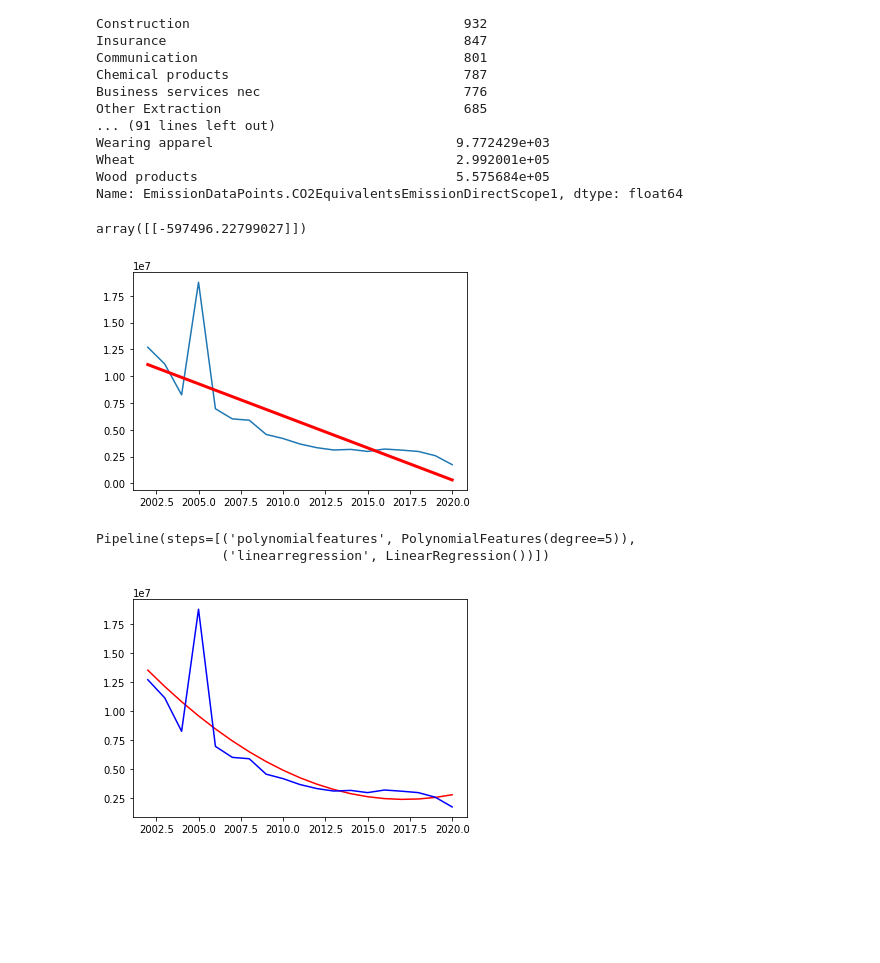
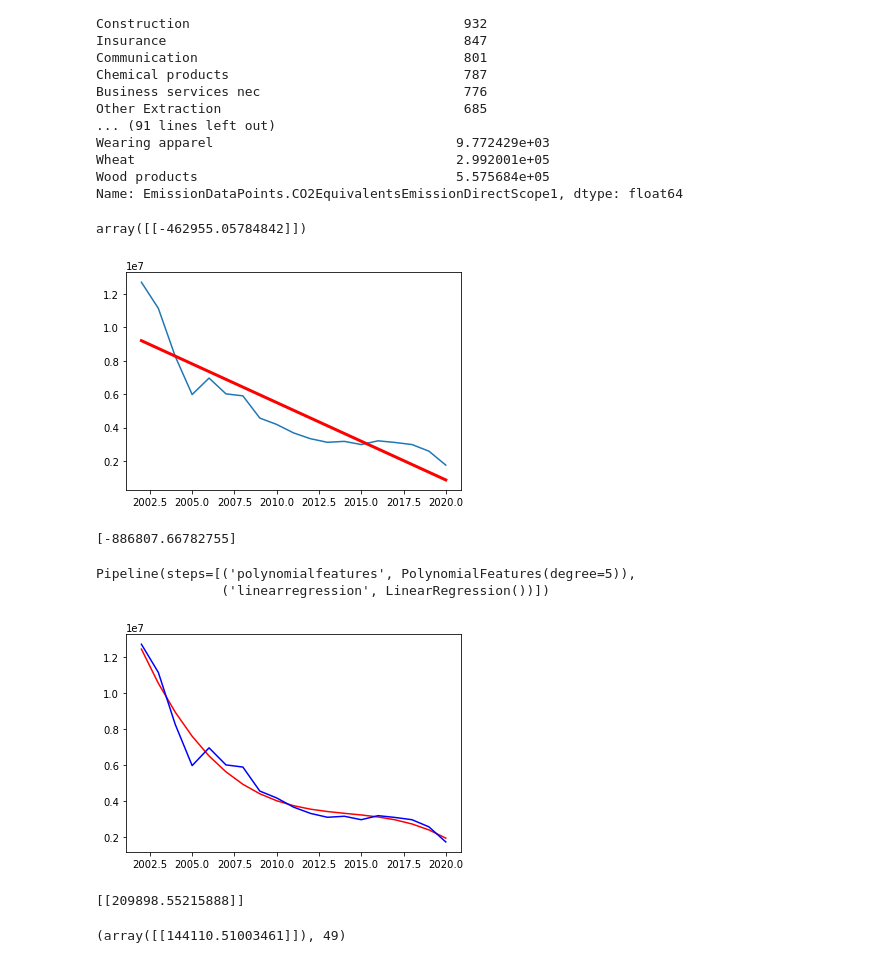
Before and after one commit to knuffelbeer/leren_en_beslissen_public, a Jupyter notebook: company_emissions_preprocessing_lin_reg.ipynb, the cells around one changed output. Cells and saved outputs as stored; diff of their text form; code cells hidden in the pictures; blank space fills up the shorter version.

Commit message:
Lin reg met functie om beste degree polynomial te vinden, volgende stap is het werkende krijgen met alle datapunten ipv alle means, en daarna het werkennde krijgen per sector

```diff
--- a/company_emissions_preprocessing_lin_reg.ipynb
+++ b/company_emissions_preprocessing_lin_reg.ipynb
@@ -189,20 +192,24 @@ from sklearn import linear_model
 #Hernoemt de columns omdat de '.' in de namen voor problemen zorgt
 df1 = df1.rename(columns={'EmissionDataPoints.CO2EquivalentsEmissionDirectScope1': 'scope', 'StatementDetails.FinancialPeriodFiscalYear': "year"})
 
+
+#hele lompe manier van rijen verwijderen in 2005 die heel raar doen
+df1 = df1.drop(df1[(df1['year'] == 2005) & (df1['scope'] > 100000000)].index)
+
 #Verwijdert de NaN's
 df1 = df1.dropna(subset=['scope', 'year'])
 
-#sorteert per jaar en neemt dan de som van elk jaar. Zodat je dan één lijn krijgt
-df1 = df1.groupby('year').mean().reset_index()
+#sorteert per jaar en neemt dan de gemiddelde van elk jaar. Zodat je dan één lijn krijgt
+df1_means = df1.groupby('year').mean().reset_index()
 
 #maakt array van de column
-y = df1.scope.values
-x = df1.year.values
+y = df1_means.scope.values
+x = df1_means.year.values
 
-#iets van stack-overvlow zodat de dimensies kloppen voor de lineaire regressie.
+#iets van stack-overflow zodat de dimensies kloppen voor de lineaire regressie.
 #Als iets niet helemaal klopt in de resultaten zou het hiermee te maken kunnen
 #hebben, want ik snap niet precies wat hier gebeurt
-length = len(df1)
+length = len(df1_means)
 x = x.reshape(length, 1)
 y = y.reshape(length, 1)
 
@@ -213,16 +220,24 @@ reg = reg.fit(x,y)
 #richtingscoëfficiënt
 reg.coef_
 # %% [output]
-array([[-597496.22799027]])
+array([[-462955.05784842]])
 # %%
 import matplotlib.pyplot as plt
 # %%
 #plot de grafiek voor de lineaire regressie
 plt.plot(x,y)
 plt.plot(x, reg.predict(x), color='red', linewidth=3)
 plt.show()
+
+
+df1_means_indexed = df1.groupby('year').mean()
+
+predicted = reg.predict(np.array(2020).reshape(-1, 1))[0]
+actual = df1_means_indexed.scope[2020]
+print(predicted- actual)
 # %% [output]
-[figure, old version]
+[figure, new version]
+[-886807.66782755]
 # %%
 from sklearn.preprocessing import PolynomialFeatures
 from sklearn.pipeline import make_pipeline
@@ -236,5 +251,10 @@ Pipeline(steps=[('polynomialfeatures', PolynomialFeatures(degree=5)),
 plt.plot(x,polyreg.predict(x),color="red")
 plt.plot(x,y,color='blue')
 plt.show()
+
+predicted_poly = polyreg.predict(np.array(2020).reshape(1, -1))
+actual = df1_means_indexed.scope[2020]
+print(predicted_poly - actual)
 # %% [output]
-[figure, old version]
+[figure, new version]
+[[209898.55215888]]
@@ -240,0 +279,4 @@ plt.show()
+# %%
+print(best_poly_fit(x, y, actual))
+# %% [output]
+(array([[144110.51003461]]), 49)
```
Also changed, not shown: parts of 5 cells of this notebook.
